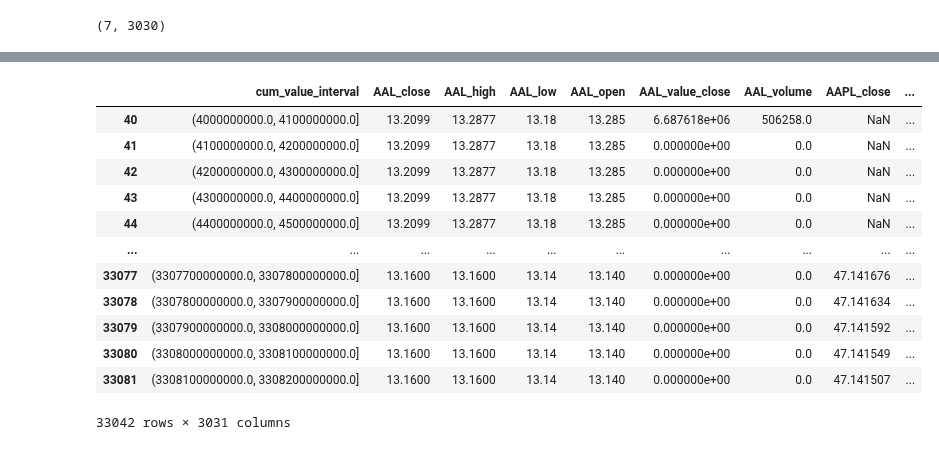
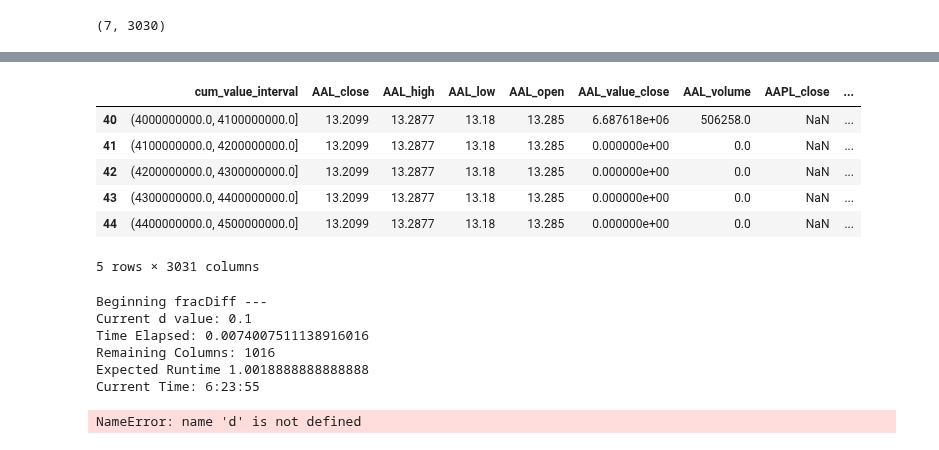
Before and after one commit to MarkPopovich/financial-ml, a Jupyter notebook: 2-Hypothesis-Testing/2.6 Augmented Dickey-Fuller Test for Stationarity.ipynb, the cells around one changed output, grey strips where cells are left out. Saved outputs shown, nothing was run; the diff lists cells and outputs as text; code cells hidden in the pictures.

Commit message:
Implement ADF test complete

```diff
--- a/2-Hypothesis-Testing/2.6 Augmented Dickey-Fuller Test for Stationarity.ipynb
+++ b/2-Hypothesis-Testing/2.6 Augmented Dickey-Fuller Test for Stationarity.ipynb
@@ -464,0 +321,4 @@ Current time: 4:14:42
+# %%
+## restarting training after crashed kernal
+adf_test = pd.read_csv('../data/adf_testing/adf_testing_d5.csv',index_col=0)
+df2 = pd.read_csv('../data/adf_testing/fracdiff_d5.csv', index_col=0)
@@ -465,17 +335,49 @@ Current time: 4:14:42
 # %%
-df2
+df2.head()
 # %% [output]
 |  | cum_value_interval | AAL_close | AAL_high | AAL_low | AAL_open | AAL_value_close | AAL_volume | AAPL_close | ... |
 | 40 | (4000000000.0, 4100000000.0] | 13.2099 | 13.2877 | 13.18 | 13.285 | 6.687618e+06 | 506258.0 | NaN | ... |
 | 41 | (4100000000.0, 4200000000.0] | 13.2099 | 13.2877 | 13.18 | 13.285 | 0.000000e+00 | 0.0 | NaN | ... |
 | 42 | (4200000000.0, 4300000000.0] | 13.2099 | 13.2877 | 13.18 | 13.285 | 0.000000e+00 | 0.0 | NaN | ... |
 | 43 | (4300000000.0, 4400000000.0] | 13.2099 | 13.2877 | 13.18 | 13.285 | 0.000000e+00 | 0.0 | NaN | ... |
 | 44 | (4400000000.0, 4500000000.0] | 13.2099 | 13.2877 | 13.18 | 13.285 | 0.000000e+00 | 0.0 | NaN | ... |
-| ... | ... | ... | ... | ... | ... | ... | ... | ... | ... |
-| 33077 | (3307700000000.0, 3307800000000.0] | 13.1600 | 13.1600 | 13.14 | 13.140 | 0.000000e+00 | 0.0 | 47.141676 | ... |
-| 33078 | (3307800000000.0, 3307900000000.0] | 13.1600 | 13.1600 | 13.14 | 13.140 | 0.000000e+00 | 0.0 | 47.141634 | ... |
-| 33079 | (3307900000000.0, 3308000000000.0] | 13.1600 | 13.1600 | 13.14 | 13.140 | 0.000000e+00 | 0.0 | 47.141592 | ... |
-| 33080 | (3308000000000.0, 3308100000000.0] | 13.1600 | 13.1600 | 13.14 | 13.140 | 0.000000e+00 | 0.0 | 47.141549 | ... |
-| 33081 | (3308100000000.0, 3308200000000.0] | 13.1600 | 13.1600 | 13.14 | 13.140 | 0.000000e+00 | 0.0 | 47.141507 | ... |
-33042 rows × 3031 columns
+5 rows × 3031 columns
+# %%
+start = time.time()
+
+remaining_cols = adf_test[adf_test.columns[adf_test.loc['pVal'] > 0.05]].columns
+d_value = 0.1
+
+while remaining_cols.shape[0] > 0 and d_value <= 1:
+    # impute the fracDiff for the current d on the remaining cols
+    print('Beginning fracDiff ---')
+    print(f'Current d value: {d_value}')
+    print(f'Time Elapsed: {time.time() - start}')
+    print(f'Remaining Columns: {remaining_cols.shape[0]}')
+    print(f'Expected Runtime {remaining_cols.shape[0] * 3.55/3600}')
+    print('Current Time: {}'.format(datetime.now(timezone("US/Pacific")).strftime('%-I:%M:%S')))
+
+    df2[remaining_cols] = fracDiff_FFD(df[remaining_cols], d=d_value)
+    # with the new diffed
+    adf_test[remaining_cols] = df2[remaining_cols].apply(fuller_test)
+    for col in remaining_cols:
+        adf_test.loc['corr', col] = np.corrcoef(df.loc[df2[col].dropna().index, col], df2[col].dropna())[0,1]
+        adf_test.loc['fracD', col] = d_value
+
+    remaining_cols = adf_test[adf_test.columns[adf_test.loc['pVal'] > 0.05]].columns
+    print(f'COMPLETE: fracDiff d:{d_value}')
+    print(f'current remaining cols:{remaining_cols.shape[0]}')
+    print('\n')
+
+    adf_test.to_csv('../data/adf_testing/adf_testing_d{}.csv'.format(int(d_value*100)))
+    df2.to_csv('../data/adf_testing/fracdiff_d{}.csv'.format(int(d_value*100)))
+    d_value+=0.05
+# %% [output]
+Beginning fracDiff ---
+Current d value: 0.1
+Time Elapsed: 0.0074007511138916016
+Remaining Columns: 1016
+Expected Runtime 1.0018888888888888
+Current Time: 6:23:55
+NameError: name 'd' is not defined
 # %%
```
Also changed, not shown: parts of 51 cells of this notebook, 5 other files.
